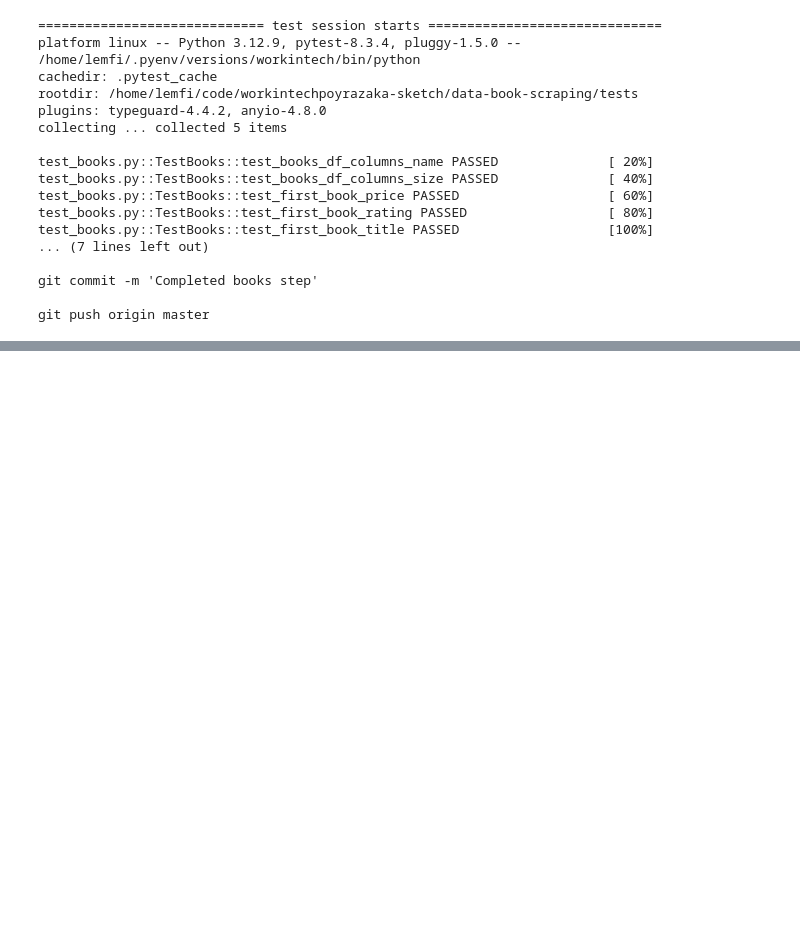
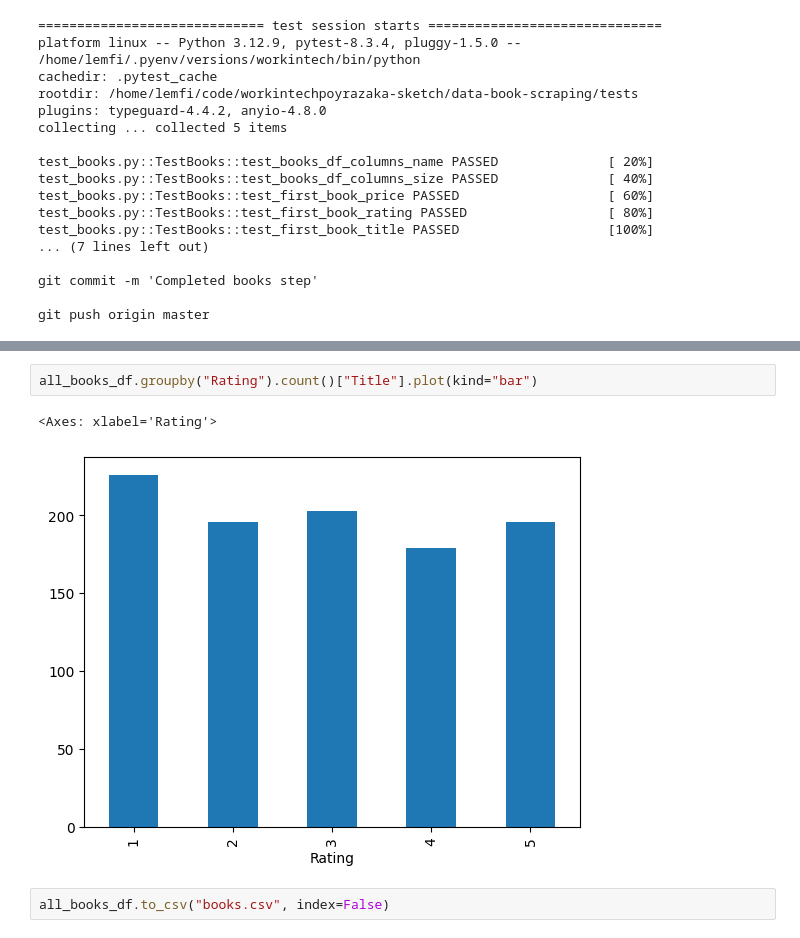
Before and after one commit to workintechpoyrazaka-sketch/data-book-scraping, a Jupyter notebook: scraping.ipynb, the cells around one changed output, grey strips where cells are left out. Saved outputs shown, nothing was run; the diff lists cells and outputs as text; blank space fills up the shorter version.

```diff
--- a/scraping.ipynb
+++ b/scraping.ipynb
@@ -110,0 +167,7 @@ git push origin master
+# %%
+all_books_df.groupby("Rating").count()["Title"].plot(kind="bar")
+# %% [output]
+<Axes: xlabel='Rating'>
+[figure, added]
+# %%
+all_books_df.to_csv("books.csv", index=False)
```
Also changed, not shown: parts of 7 cells of this notebook.
